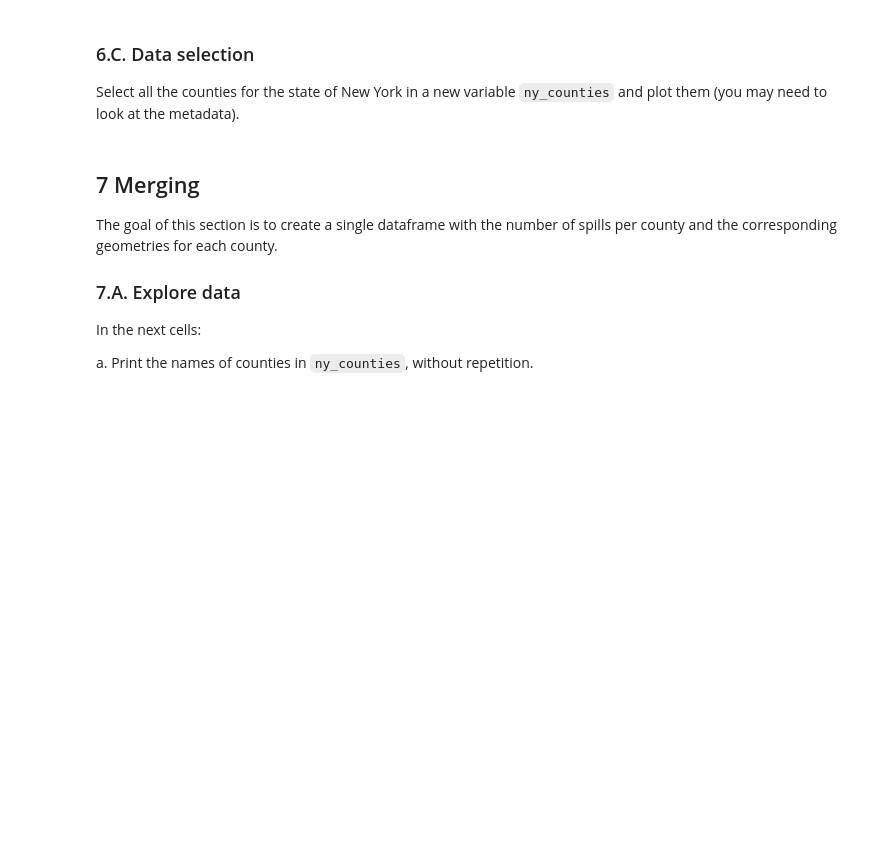
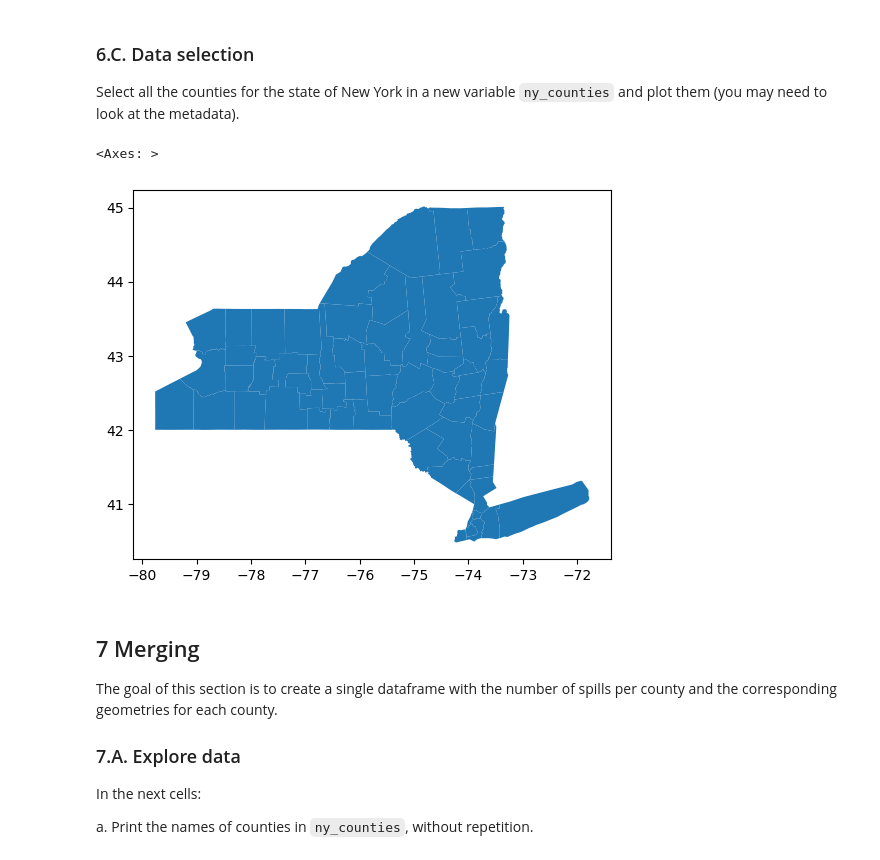
Before and after one commit to RachelMGitH/eds220-hwk3, a Jupyter notebook: hwk3-task2-spills.ipynb, the cells around one changed output. Drawn from its saved outputs; the diff is of its cells as text; code cells hidden in the pictures; blank space fills up the shorter version.

```diff
--- a/hwk3-task2-spills.ipynb
+++ b/hwk3-task2-spills.ipynb
@@ -415,7 +415,12 @@ counties.columns = counties.columns.str.lower()
 
 Select all the counties for the state of New York in a new variable `ny_counties` and plot them (you may need to look at the metadata).
 # %%
-# Select counties in New York
+# Select counties in New York and plot
+ny_counties = counties[counties['statefp'] == '36']
+ny_counties.plot()
+# %% [output]
+<Axes: >
+[figure, added]
 # %% [markdown]
 <!-- END QUESTION -->
 
```
